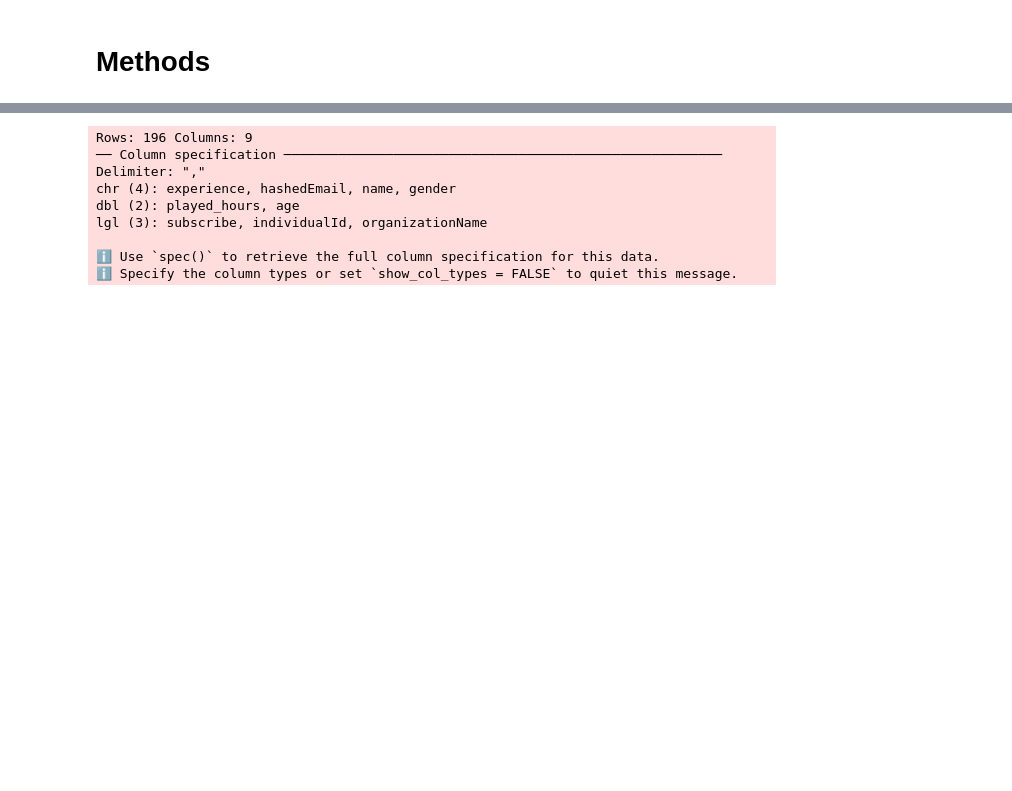
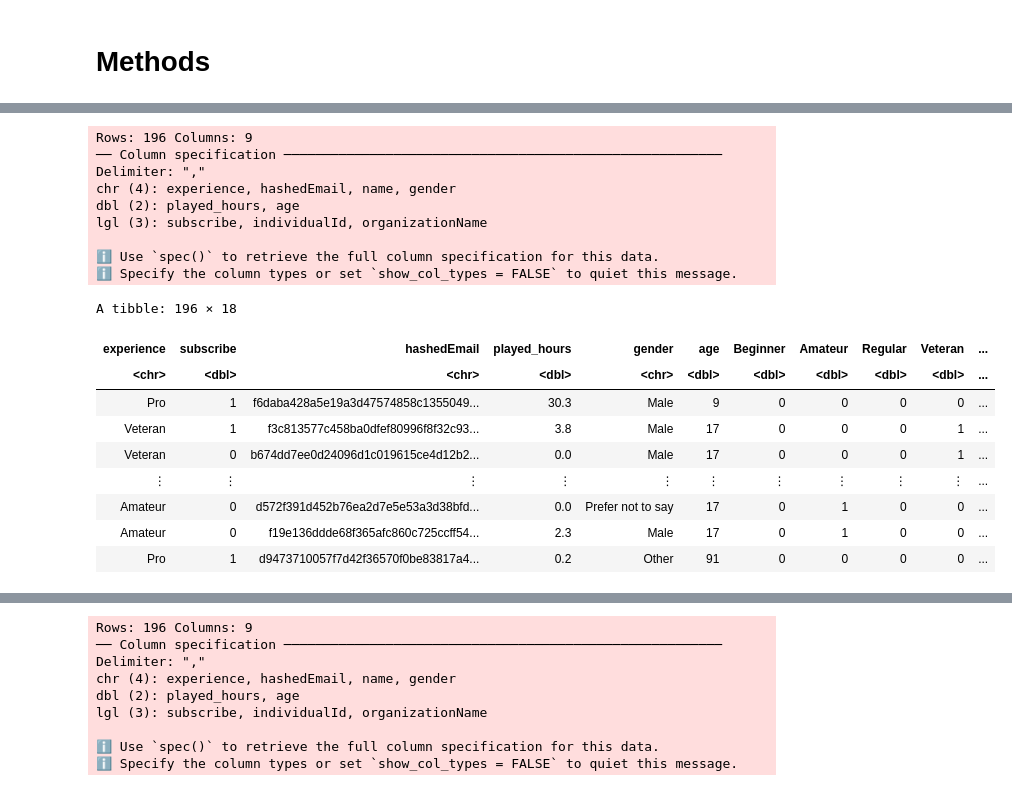
Before and after one commit to akdivinagracia/project-009-2, a Jupyter notebook: notebook.ipynb, the cells around one changed output, grey strips where cells are left out. Cells and saved outputs as stored; diff of their text form; code cells hidden in the pictures; blank space fills up the shorter version.

```diff
--- a/notebook.ipynb
+++ b/notebook.ipynb
@@ -65,0 +48,39 @@ Registered S3 method overwritten by 'GGally':
+# %%
+players <- read_csv("https://drive.google.com/uc?export=download&id=1Mw9vW0hjTJwRWx0bDXiSpYsO3gKogaPz") |>
+    select(-name, -individualId, -organizationName) |>    # removed columns not needed for analysis
+    mutate(subscribe = case_when(subscribe == FALSE ~ 0,
+                                 subscribe == TRUE ~ 1)) |>
+    mutate(Beginner = ifelse(experience=="Beginner",1,0))|>
+    mutate(Amateur = ifelse(experience=="Amateur",1,0))|>
+    mutate(Regular = ifelse(experience=="Regular",1,0))|>
+    mutate(Veteran = ifelse(experience=="Veteran",1,0)) |>
+    mutate(Pro = ifelse(experience=="Pro",1,0))|>
+    mutate(Male = ifelse(gender == "Male",1,0))|>
+    mutate(Female = ifelse(gender == "Female",1,0))|>
+    mutate(Non_binary = ifelse(gender == "Non-binary",1,0))|>
+    mutate(prefer_not_to_say = ifelse(gender == "refer not to say",1,0))|>
+    mutate(Agender = ifelse(gender == "Agender",1,0))|>
+    mutate(Two_Spirited = ifelse(gender == "Two-Spirited",1,0))|>
+    mutate(Other = ifelse(gender == "Other",1,0))
+
+players
+# %% [output]
+Rows: 196 Columns: 9
+── Column specification ────────────────────────────────────────────────────────
+Delimiter: ","
+chr (4): experience, hashedEmail, name, gender
+dbl (2): played_hours, age
+lgl (3): subscribe, individualId, organizationName
+
+ℹ Use `spec()` to retrieve the full column specification for this data.
+ℹ Specify the column types or set `show_col_types = FALSE` to quiet this message.
+A tibble: 196 × 18
+| experience | subscribe | hashedEmail | played_hours | gender | age | Beginner | Amateur | Regular | Veteran | ... |
+| <chr> | <dbl> | <chr> | <dbl> | <chr> | <dbl> | <dbl> | <dbl> | <dbl> | <dbl> | ... |
+| Pro | 1 | f6daba428a5e19a3d47574858c1355049... | 30.3 | Male | 9 | 0 | 0 | 0 | 0 | ... |
+| Veteran | 1 | f3c813577c458ba0dfef80996f8f32c93... | 3.8 | Male | 17 | 0 | 0 | 0 | 1 | ... |
+| Veteran | 0 | b674dd7ee0d24096d1c019615ce4d12b2... | 0.0 | Male | 17 | 0 | 0 | 0 | 1 | ... |
+| ⋮ | ⋮ | ⋮ | ⋮ | ⋮ | ⋮ | ⋮ | ⋮ | ⋮ | ⋮ | ... |
+| Amateur | 0 | d572f391d452b76ea2d7e5e53a3d38bfd... | 0.0 | Prefer not to say | 17 | 0 | 1 | 0 | 0 | ... |
+| Amateur | 0 | f19e136ddde68f365afc860c725ccff54... | 2.3 | Male | 17 | 0 | 1 | 0 | 0 | ... |
+| Pro | 1 | d9473710057f7d42f36570f0be83817a4... | 0.2 | Other | 91 | 0 | 0 | 0 | 0 | ... |
```
Also changed, not shown: parts of 8 cells of this notebook.
